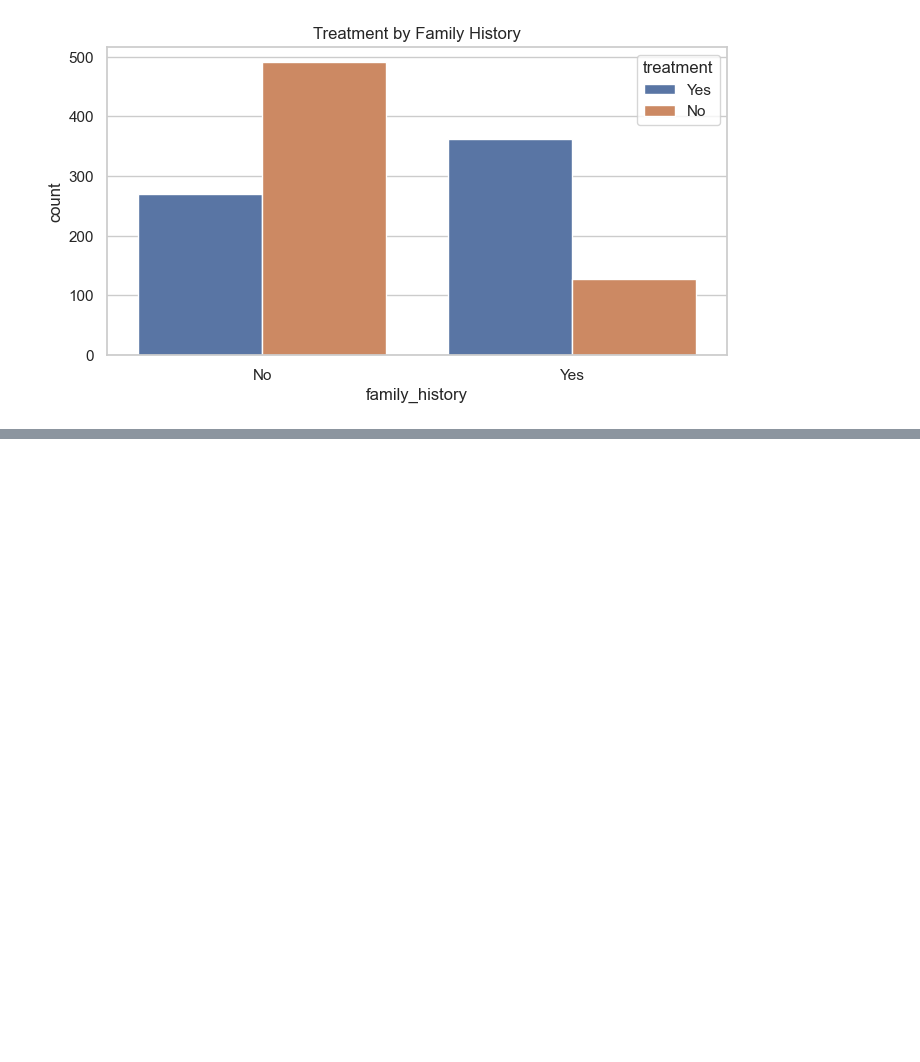
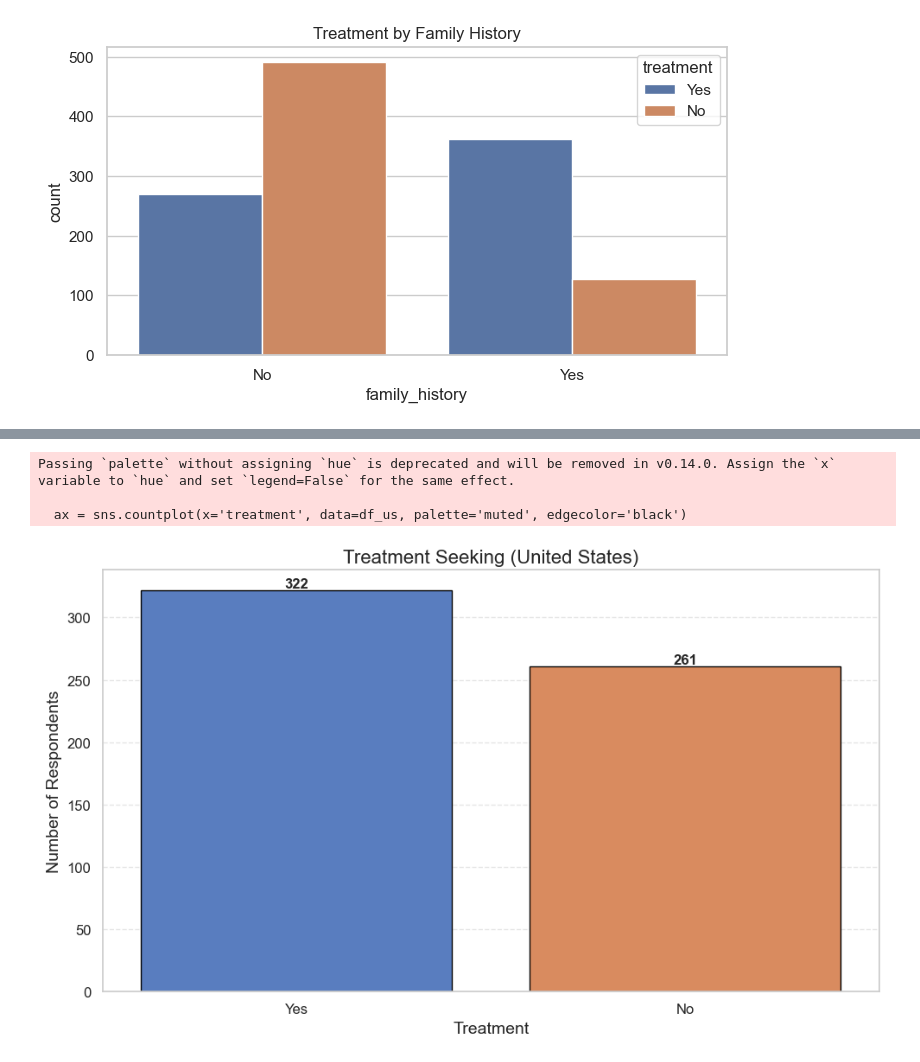
Before and after one commit to markchweya/DSA2040A_DataMining_Group1, a Jupyter notebook: DSA2040A_DataMining_Group1/notebooks/2_exploratory_analysis.ipynb, the cells around one changed output, grey strips where cells are left out. Cells and saved outputs as stored; diff of their text form; code cells hidden in the pictures; blank space fills up the shorter version.

```diff
--- a/DSA2040A_DataMining_Group1/notebooks/2_exploratory_analysis.ipynb
+++ b/DSA2040A_DataMining_Group1/notebooks/2_exploratory_analysis.ipynb
@@ -89,0 +176,26 @@ plt.show()
+# %%
+#  Treatment Seeking (U.S.)
+plt.figure(figsize=(10, 6))
+ax = sns.countplot(x='treatment', data=df_us, palette='muted', edgecolor='black')
+
+# Add labels above each bar
+for p in ax.patches:
+    height = p.get_height()
+    ax.annotate(f'{int(height)}',
+                (p.get_x() + p.get_width() / 2, height),
+                ha='center', va='bottom', fontsize=12, fontweight='bold')
+
+# Formatting
+plt.title('Treatment Seeking (United States)', fontsize=16)
+plt.xlabel('Treatment', fontsize=14)
+plt.ylabel('Number of Respondents', fontsize=14)
+plt.xticks(fontsize=12)
+plt.yticks(fontsize=12)
+plt.grid(axis='y', linestyle='--', alpha=0.5)
+plt.tight_layout()
+plt.show()
+# %% [output]
+Passing `palette` without assigning `hue` is deprecated and will be removed in v0.14.0. Assign the `x` variable to `hue` and set `legend=False` for the same effect.
+
+  ax = sns.countplot(x='treatment', data=df_us, palette='muted', edgecolor='black')
+[figure, added]
```
Also changed, not shown: parts of 11 cells of this notebook.
